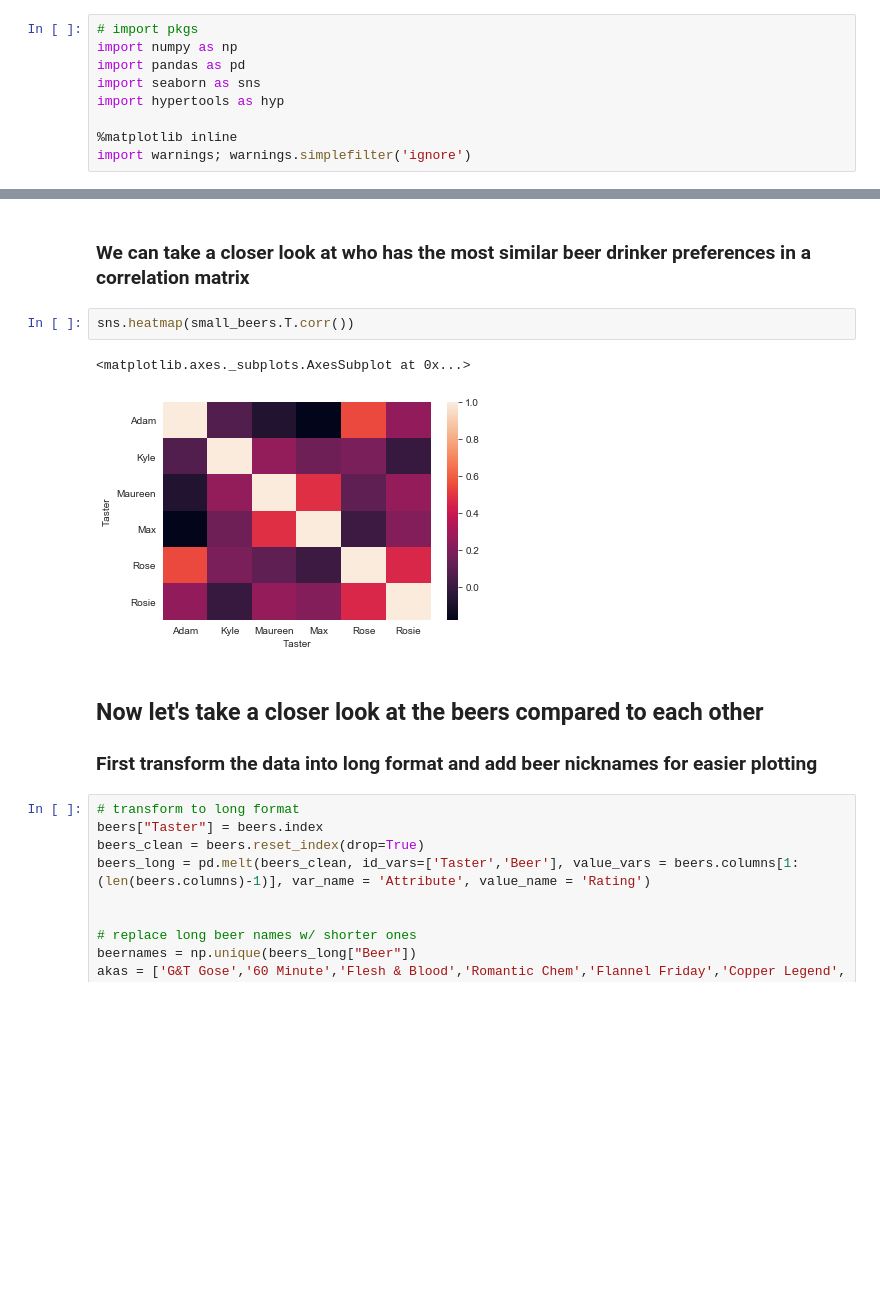
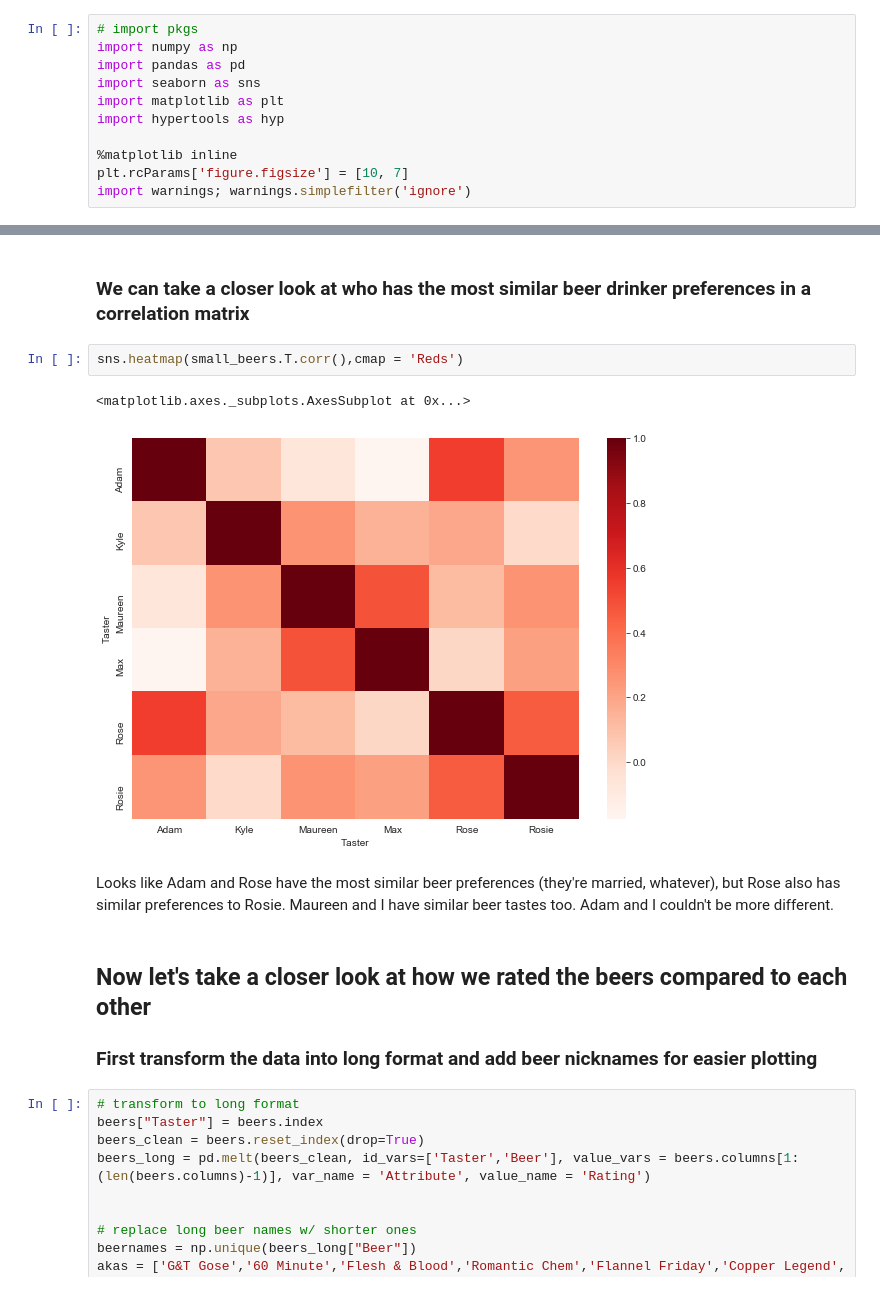
Before and after one commit to mbluestone/memolab-beer, a Jupyter notebook: memobeer.ipynb, the cells around one changed output, grey strips where cells are left out. Saved outputs shown, nothing was run; the diff lists cells and outputs as text; blank space fills up the shorter version.

```diff
--- a/memobeer.ipynb
+++ b/memobeer.ipynb
@@ -7,9 +7,11 @@
 import numpy as np
 import pandas as pd
 import seaborn as sns
+import matplotlib as plt
 import hypertools as hyp
 
 %matplotlib inline
+plt.rcParams['figure.figsize'] = [10, 7]
 import warnings; warnings.simplefilter('ignore')
 # %% [markdown]
 ## Now load in the data
@@ -67,12 +69,14 @@ plot = hyp.plot(small_beers, 'o', hue=hue, labels=list(hue), title='Beer Space')
 # %% [markdown]
 ### We can take a closer look at who has the most similar beer drinker preferences in a correlation matrix
 # %%
-sns.heatmap(small_beers.T.corr())
+sns.heatmap(small_beers.T.corr(),cmap = 'Reds')
 # %% [output]
 <matplotlib.axes._subplots.AxesSubplot at 0x...>
-[figure, old version]
+[figure, new version]
+# %% [markdown]
+Looks like Adam and Rose have the most similar beer preferences (they're married, whatever), but Rose also has similar preferences to Rosie. Maureen and I have similar beer tastes too. Adam and I couldn't be more different.
 # %% [markdown]
-## Now let's take a closer look at the beers compared to each other
+## Now let's take a closer look at how we rated the beers compared to each other
 ### First transform the data into long format and add beer nicknames for easier plotting
 # %%
 # transform to long format
```
Also changed, not shown: parts of 16 cells of this notebook.
